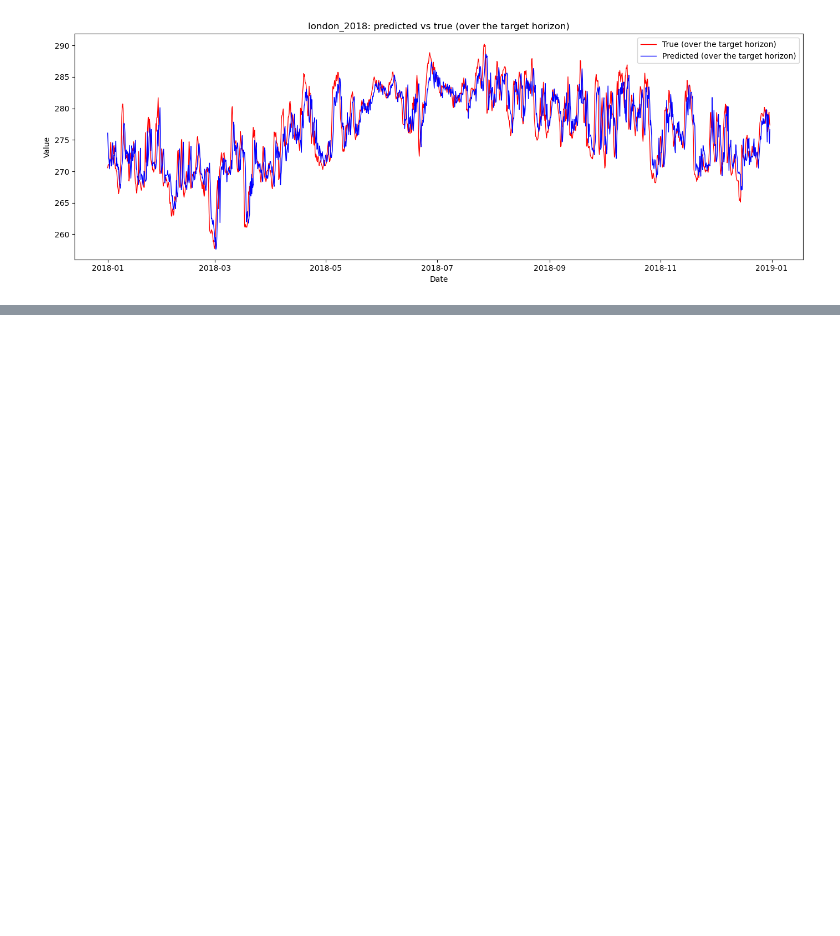
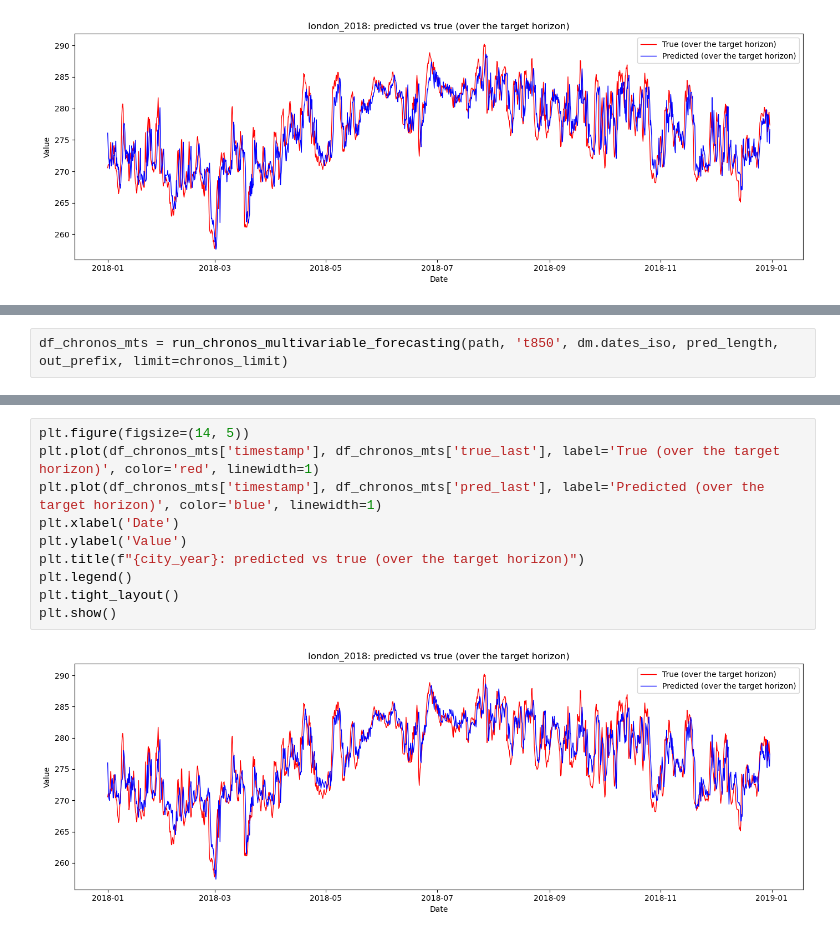
Before and after one commit to ClaudiaShu/Sonnet, a Jupyter notebook: notebooks/compare_with_chronos2.ipynb, the cells around one changed output, grey strips where cells are left out. Drawn from its saved outputs; the diff is of its cells as text; blank space fills up the shorter version.

Commit message:
update univariate and multivariable forecasting

```diff
--- a/notebooks/compare_with_chronos2.ipynb
+++ b/notebooks/compare_with_chronos2.ipynb
@@ -235,0 +281,2 @@ plt.show()
+# %%
+df_chronos_mts = run_chronos_multivariable_forecasting(path, 't850', dm.dates_iso, pred_length, out_prefix, limit=chronos_limit)
@@ -235,0 +300,12 @@ plt.show()
+# %%
+plt.figure(figsize=(14, 5))
+plt.plot(df_chronos_mts['timestamp'], df_chronos_mts['true_last'], label='True (over the target horizon)', color='red', linewidth=1)
+plt.plot(df_chronos_mts['timestamp'], df_chronos_mts['pred_last'], label='Predicted (over the target horizon)', color='blue', linewidth=1)
+plt.xlabel('Date')
+plt.ylabel('Value')
+plt.title(f"{city_year}: predicted vs true (over the target horizon)")
+plt.legend()
+plt.tight_layout()
+plt.show()
+# %% [output]
+[figure, added]
```
Also changed, not shown: parts of 7 cells of this notebook.
